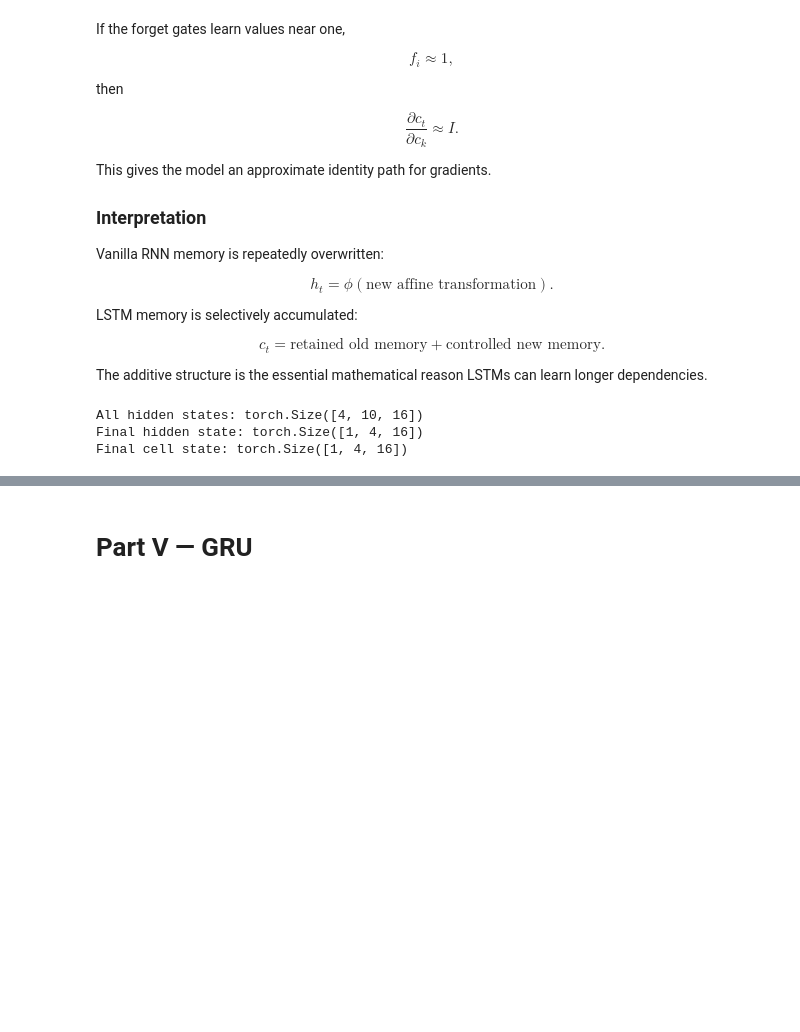
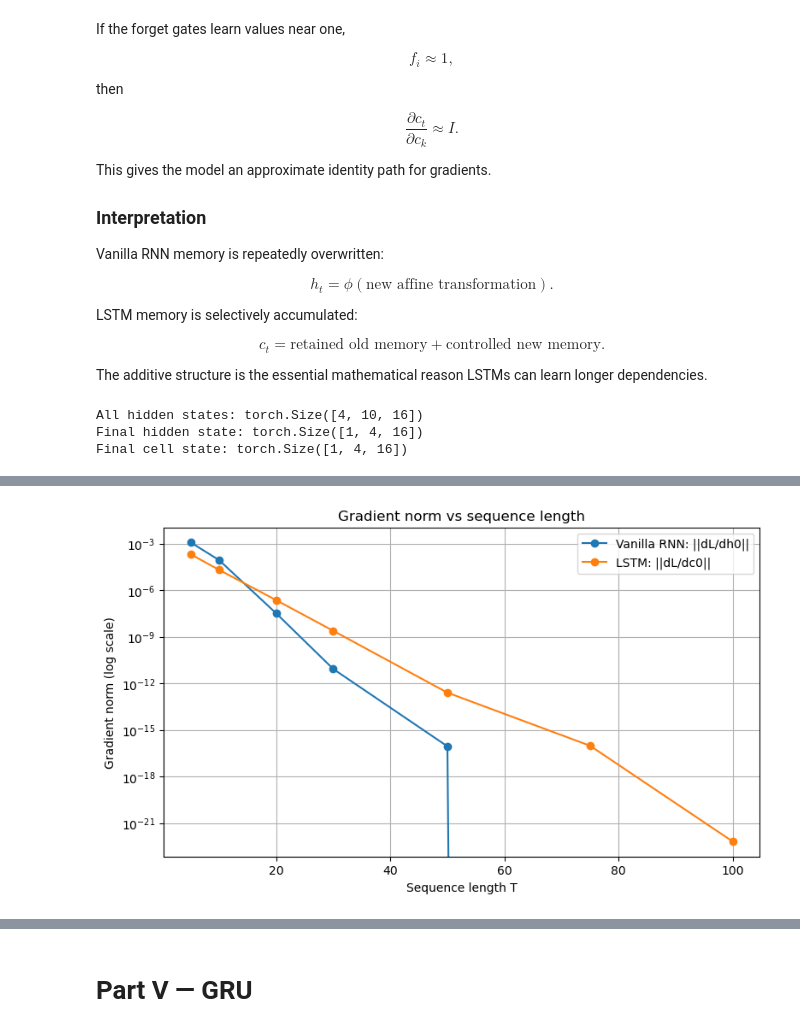
Before and after one commit to mirzaie-mehdi/From-Conda-to-CreatePackage-Python, a Jupyter notebook: _sources/docs/rnn.ipynb, the cells around one changed output, grey strips where cells are left out. Cells and saved outputs as stored; diff of their text form; code cells hidden in the pictures; blank space fills up the shorter version.

```diff
--- a/_sources/docs/rnn.ipynb
+++ b/_sources/docs/rnn.ipynb
@@ -2117,0 +2464,81 @@ Final cell state: torch.Size([1, 4, 16])
+# %%
+
+
+import torch
+import torch.nn as nn
+import matplotlib.pyplot as plt
+
+torch.manual_seed(0)
+
+input_size = 8
+hidden_size = 32
+batch_size = 16
+
+sequence_lengths = [5, 10, 20, 30, 50, 75, 100]
+
+vanilla_grad_norms = []
+lstm_grad_norms = []
+
+for T in sequence_lengths:
+    x = torch.randn(batch_size, T, input_size)
+
+    # -------------------------
+    # Vanilla RNN
+    # -------------------------
+    rnn = nn.RNN(
+        input_size=input_size,
+        hidden_size=hidden_size,
+        nonlinearity="tanh",
+        batch_first=True
+    )
+
+    h0 = torch.zeros(1, batch_size, hidden_size, requires_grad=True)
+
+    output, hT = rnn(x, h0)
+
+    # Simple loss depending on final hidden state
+    loss = hT.pow(2).mean()
+
+    loss.backward()
+
+    vanilla_grad_norms.append(h0.grad.norm().item())
+
+    # -------------------------
+    # LSTM
+    # -------------------------
+    lstm = nn.LSTM(
+        input_size=input_size,
+        hidden_size=hidden_size,
+        batch_first=True
+    )
+
+    h0 = torch.zeros(1, batch_size, hidden_size, requires_grad=True)
+    c0 = torch.zeros(1, batch_size, hidden_size, requires_grad=True)
+
+    output, (hT, cT) = lstm(x, (h0, c0))
+
+    # Simple loss depending on final hidden state
+    loss = hT.pow(2).mean()
+
+    loss.backward()
+
+    # We measure gradient with respect to initial cell state,
+    # because the LSTM's long-term memory is carried mainly by c_t.
+    lstm_grad_norms.append(c0.grad.norm().item())
+
+plt.figure(figsize=(9, 5))
+plt.plot(sequence_lengths, vanilla_grad_norms, marker="o", label="Vanilla RNN: ||dL/dh0||")
+plt.plot(sequence_lengths, lstm_grad_norms, marker="o", label="LSTM: ||dL/dc0||")
+plt.yscale("log")
+plt.xlabel("Sequence length T")
+plt.ylabel("Gradient norm (log scale)")
+plt.title("Gradient norm vs sequence length")
+plt.legend()
+plt.grid(True)
+plt.show()
+
+print("Sequence lengths:", sequence_lengths)
+print("Vanilla RNN gradient norms:", vanilla_grad_norms)
+print("LSTM gradient norms:", lstm_grad_norms)
+# %% [output]
+[figure, added]
```
Also changed, not shown: parts of 6 cells of this notebook, 13 other files.
